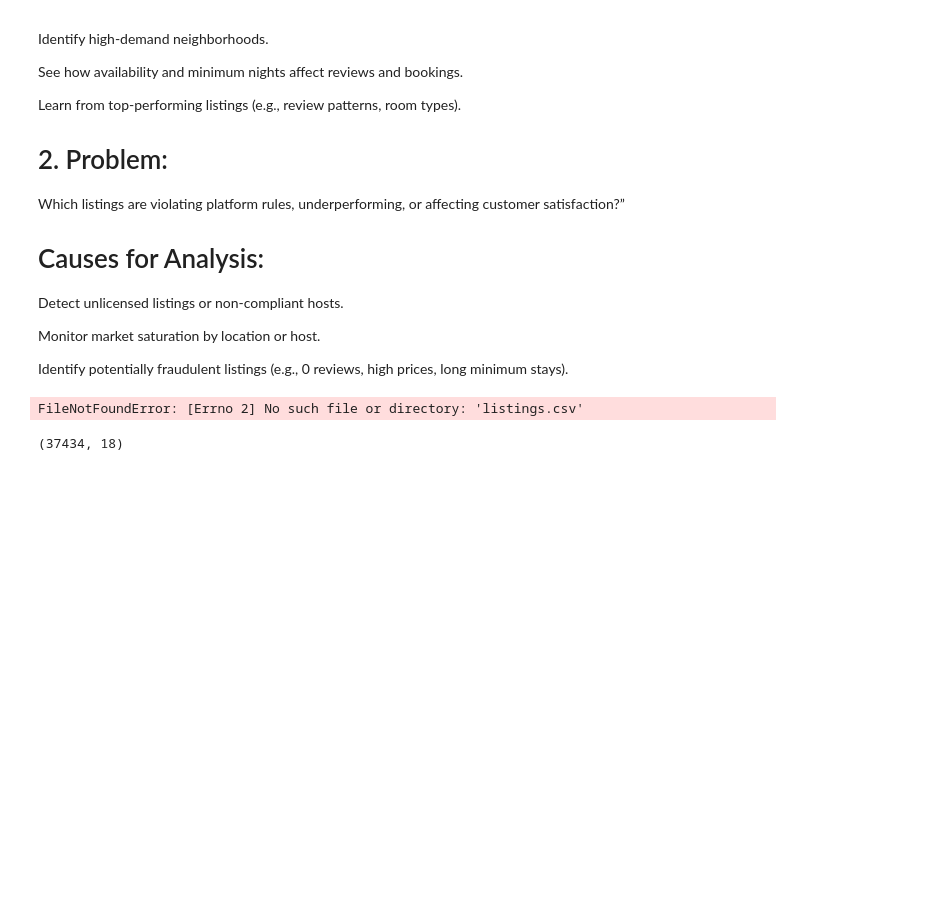
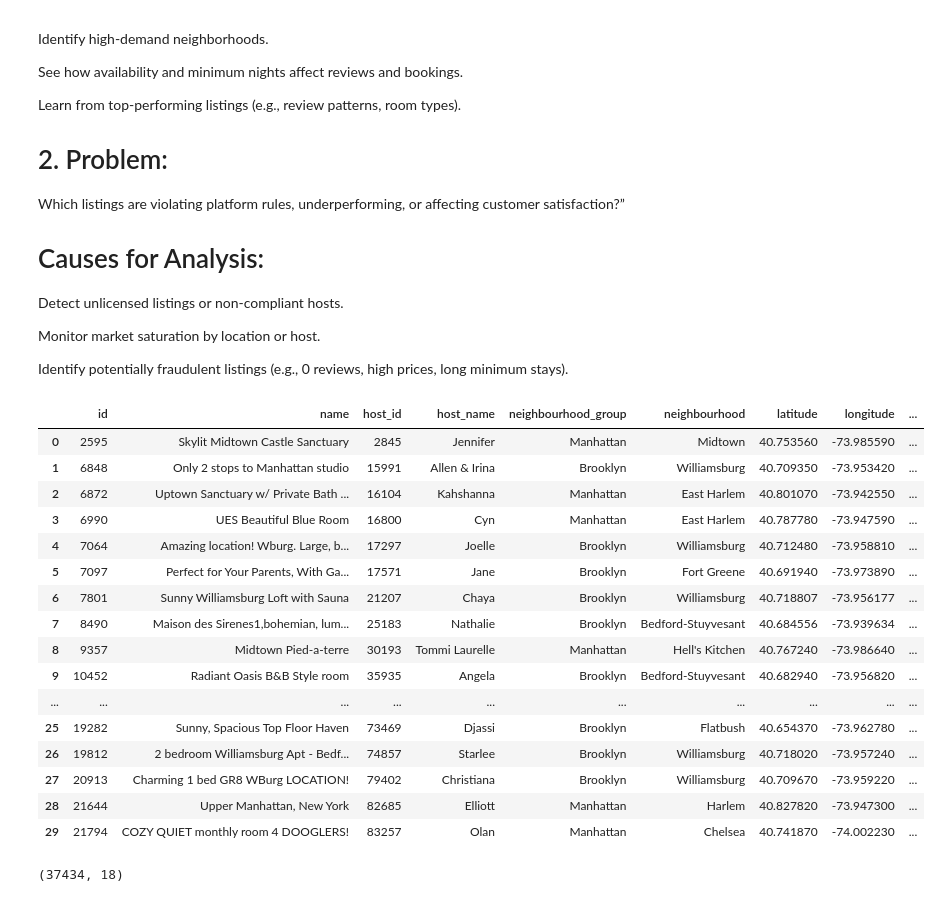
Before and after one commit to Wayneotc/AIRBNB-Listings, a Jupyter notebook: Notebooks/project.ipynb, the cells around one changed output. Drawn from its saved outputs; the diff is of its cells as text; code cells hidden in the pictures; blank space fills up the shorter version.

```diff
--- a/Notebooks/project.ipynb
+++ b/Notebooks/project.ipynb
@@ -30,13 +30,29 @@ Monitor market saturation by location or host.
 Identify potentially fraudulent listings (e.g., 0 reviews, high prices, long minimum stays).
 # %%
 
-url = r"C:\Users\USER\Desktop\Cube\Data_Science\Project\listings"
+url = r"C:\Users\USER\Desktop\Cube\Data_Science\Project\listings\Data\Raw"
 os.chdir(url)
 
 listing = pd.read_csv("listings.csv")
 listing.head(30)
 # %% [output]
-FileNotFoundError: [Errno 2] No such file or directory: 'listings.csv'
+|  | id | name | host_id | host_name | neighbourhood_group | neighbourhood | latitude | longitude | ... |
+| 0 | 2595 | Skylit Midtown Castle Sanctuary | 2845 | Jennifer | Manhattan | Midtown | 40.753560 | -73.985590 | ... |
+| 1 | 6848 | Only 2 stops to Manhattan studio | 15991 | Allen & Irina | Brooklyn | Williamsburg | 40.709350 | -73.953420 | ... |
+| 2 | 6872 | Uptown Sanctuary w/ Private Bath ... | 16104 | Kahshanna | Manhattan | East Harlem | 40.801070 | -73.942550 | ... |
+| 3 | 6990 | UES Beautiful Blue Room | 16800 | Cyn | Manhattan | East Harlem | 40.787780 | -73.947590 | ... |
+| 4 | 7064 | Amazing location! Wburg. Large, b... | 17297 | Joelle | Brooklyn | Williamsburg | 40.712480 | -73.958810 | ... |
+| 5 | 7097 | Perfect for Your Parents, With Ga... | 17571 | Jane | Brooklyn | Fort Greene | 40.691940 | -73.973890 | ... |
+| 6 | 7801 | Sunny Williamsburg Loft with Sauna | 21207 | Chaya | Brooklyn | Williamsburg | 40.718807 | -73.956177 | ... |
+| 7 | 8490 | Maison des Sirenes1,bohemian, lum... | 25183 | Nathalie | Brooklyn | Bedford-Stuyvesant | 40.684556 | -73.939634 | ... |
+| 8 | 9357 | Midtown Pied-a-terre | 30193 | Tommi Laurelle | Manhattan | Hell's Kitchen | 40.767240 | -73.986640 | ... |
+| 9 | 10452 | Radiant Oasis B&B Style room | 35935 | Angela | Brooklyn | Bedford-Stuyvesant | 40.682940 | -73.956820 | ... |
+| ... | ... | ... | ... | ... | ... | ... | ... | ... | ... |
+| 25 | 19282 | Sunny, Spacious Top Floor Haven | 73469 | Djassi | Brooklyn | Flatbush | 40.654370 | -73.962780 | ... |
+| 26 | 19812 | 2 bedroom Williamsburg Apt - Bedf... | 74857 | Starlee | Brooklyn | Williamsburg | 40.718020 | -73.957240 | ... |
+| 27 | 20913 | Charming 1 bed GR8 WBurg LOCATION! | 79402 | Christiana | Brooklyn | Williamsburg | 40.709670 | -73.959220 | ... |
+| 28 | 21644 | Upper Manhattan, New York | 82685 | Elliott | Manhattan | Harlem | 40.827820 | -73.947300 | ... |
+| 29 | 21794 | COZY QUIET monthly room 4 DOOGLERS! | 83257 | Olan | Manhattan | Chelsea | 40.741870 | -74.002230 | ... |
 # %%
 listing.shape
 # %% [output]
```
Also changed, not shown: parts of 3 cells of this notebook, 5 other files.
